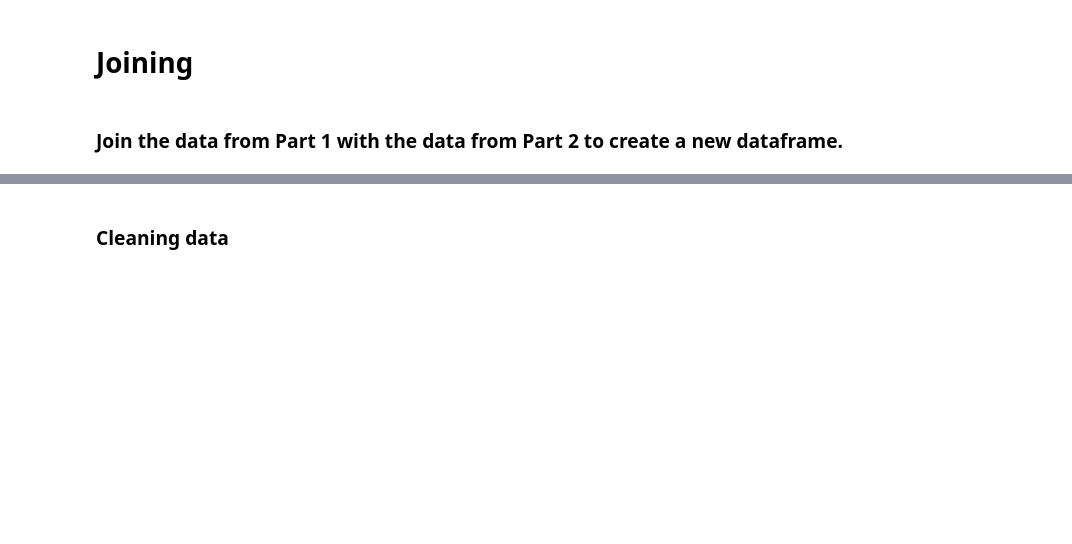
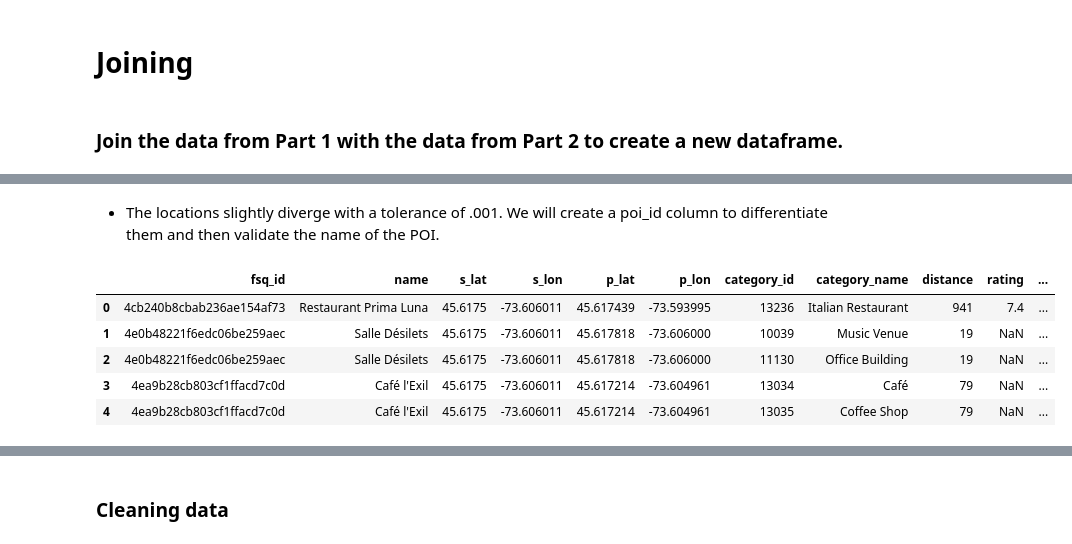
Before and after one commit to Christian-Leclerc/Python-Project-1, a Jupyter notebook: notebooks/joining_data.ipynb, the cells around one changed output, grey strips where cells are left out. Drawn from its saved outputs; the diff is of its cells as text; code cells hidden in the pictures; blank space fills up the shorter version.

```diff
--- a/notebooks/joining_data.ipynb
+++ b/notebooks/joining_data.ipynb
@@ -43,0 +216,18 @@ fsq_pois.head()
+# %% [markdown]
+- The locations slightly diverge with a tolerance of .001. We will create a poi_id column to differentiate them and then validate the name of the POI.
+# %%
+# Filter the DataFrame for unique combinations of fsq_id first:  where api_name is 'FourSquare'
+unique_fsq_df = combined_df[combined_df['api_name'] == 'FourSquare']['api_number'].drop_duplicates().reset_index().rename(columns={'index':'poi_id'})
+
+# Add a 'poi_id' column using the index
+unique_fsq_df['poi_id'] = unique_fsq_df.index
+
+combined_df = combined_df.merge(unique_fsq_df, on='api_number', how='left')
+combined_df.head()
+# %% [output]
+|  | fsq_id | name | s_lat | s_lon | p_lat | p_lon | category_id | category_name | distance | rating | ... |
+| 0 | 4cb240b8cbab236ae154af73 | Restaurant Prima Luna | 45.6175 | -73.606011 | 45.617439 | -73.593995 | 13236 | Italian Restaurant | 941 | 7.4 | ... |
+| 1 | 4e0b48221f6edc06be259aec | Salle Désilets | 45.6175 | -73.606011 | 45.617818 | -73.606000 | 10039 | Music Venue | 19 | NaN | ... |
+| 2 | 4e0b48221f6edc06be259aec | Salle Désilets | 45.6175 | -73.606011 | 45.617818 | -73.606000 | 11130 | Office Building | 19 | NaN | ... |
+| 3 | 4ea9b28cb803cf1ffacd7c0d | Café l'Exil | 45.6175 | -73.606011 | 45.617214 | -73.604961 | 13034 | Café | 79 | NaN | ... |
+| 4 | 4ea9b28cb803cf1ffacd7c0d | Café l'Exil | 45.6175 | -73.606011 | 45.617214 | -73.604961 | 13035 | Coffee Shop | 79 | NaN | ... |
```
Also changed, not shown: parts of 43 cells of this notebook.
